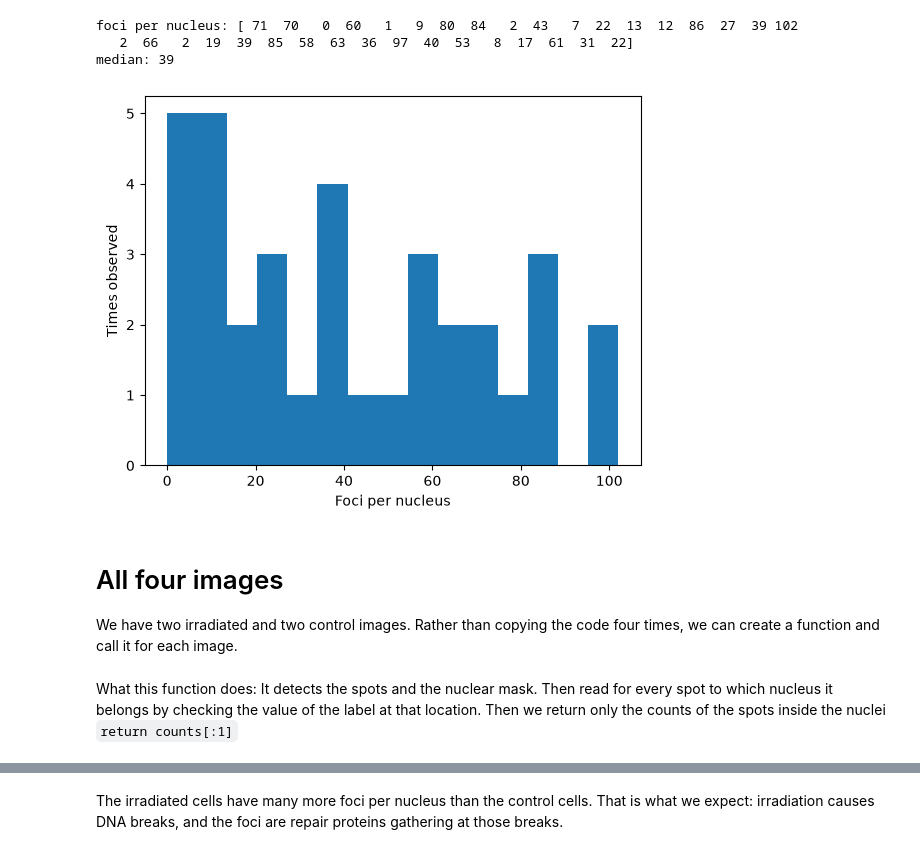
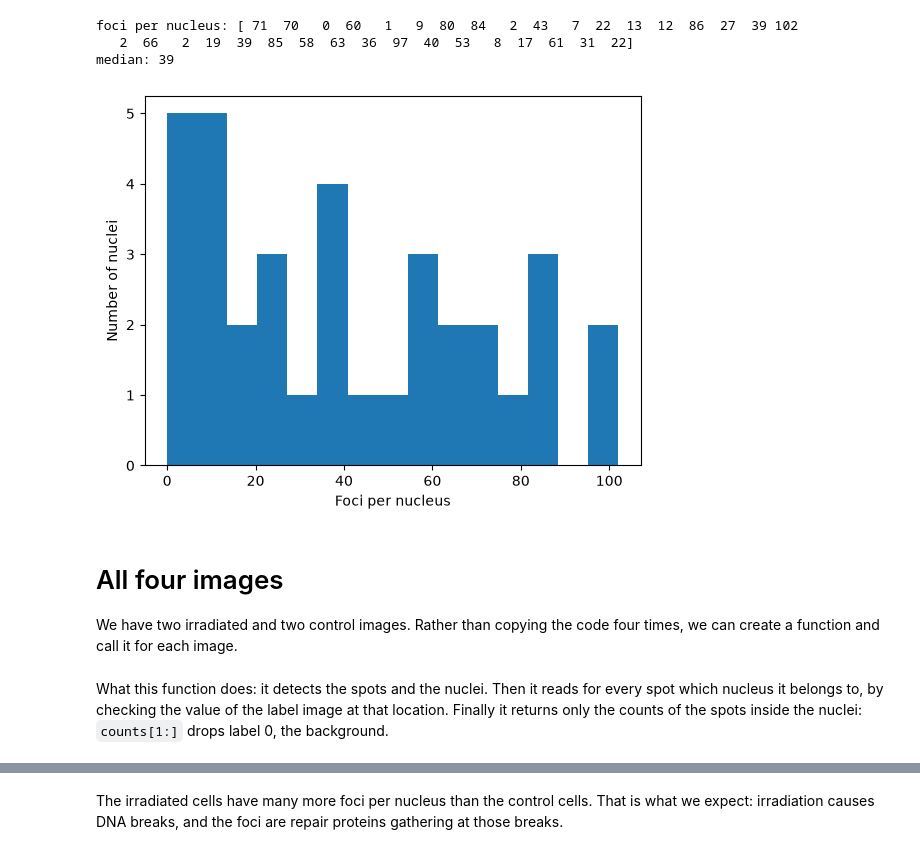
Before and after one commit to NL-BioImaging/NL-BioImageAnalysis-course2026, a Jupyter notebook: day_2/deep_learning/03_spotiflow.ipynb, the cells around one changed output, grey strips where cells are left out. Saved outputs shown, nothing was run; the diff lists cells and outputs as text; code cells hidden in the pictures.

```diff
--- a/day_2/deep_learning/03_spotiflow.ipynb
+++ b/day_2/deep_learning/03_spotiflow.ipynb
@@ -187,9 +202,9 @@ median: 39
 # %%
 _ = plt.hist(foci_per_nucleus, bins=15)
 _ = plt.xlabel("Foci per nucleus")
-_ = plt.ylabel("Times observed")
+_ = plt.ylabel("Number of nuclei")
 # %% [output]
-[figure, old version]
+[figure, new version]
 # %% [markdown]
 # All four images
 
@@ -214,8 +229,8 @@ def count_foci_per_nucleus(path):
 
     return counts[1:]
 # %% [markdown]
-What this function does: It detects the spots and the nuclear mask. Then read for every spot to which nucleus it belongs by checking the value of the label at that location.
-Then we return only the counts of the spots inside the nuclei `return counts[:1]`
+What this function does: it detects the spots and the nuclei. Then it reads for every spot which nucleus it belongs to, by checking the value of the label image at that location.
+Finally it returns only the counts of the spots inside the nuclei: `counts[1:]` drops label 0, the background.
 # %%
 files = [
     "data/MAX_2h_control_Position001.tif",
```
Also changed, not shown: parts of 17 cells of this notebook, 7 other files.
